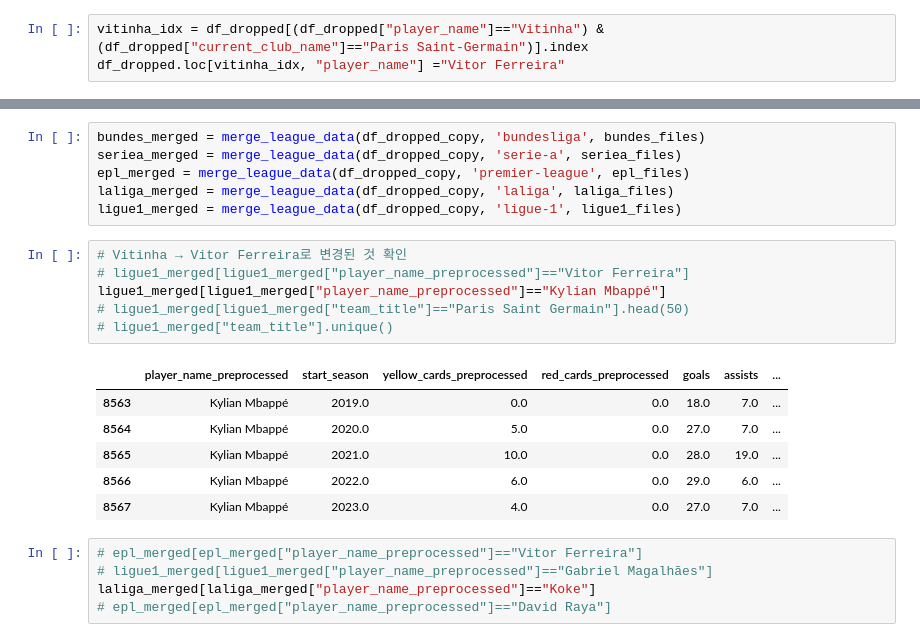
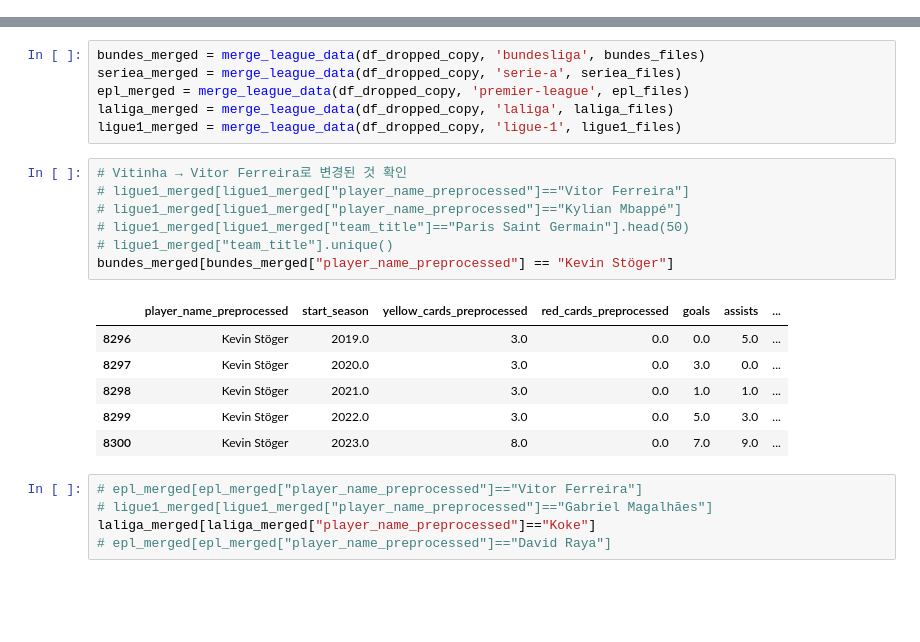
Before and after one commit to benidjor/player-value-prediction-from-transfermarkt, a Jupyter notebook: preprocessing.ipynb, the cells around one changed output, grey strips where cells are left out. Saved outputs shown, nothing was run; the diff lists cells and outputs as text; blank space fills up the shorter version.

```diff
--- a/preprocessing.ipynb
+++ b/preprocessing.ipynb
@@ -785,9 +793,6 @@ df_dropped.head()
 | 2 | Aaron Connolly | 2021 | 0 | 0 | 0 | 0 | 155 | 4 | ... |
 | 3 | Aaron Cresswell | 2019 | 7 | 0 | 3 | 0 | 2730 | 31 | ... |
 | 4 | Aaron Cresswell | 2020 | 3 | 0 | 0 | 8 | 3172 | 36 | ... |
-# %%
-vitinha_idx = df_dropped[(df_dropped["player_name"]=="Vitinha") & (df_dropped["current_club_name"]=="Paris Saint-Germain")].index
-df_dropped.loc[vitinha_idx, "player_name"] ="Vitor Ferreira"
 # %% [markdown]
 ## 3. 추가 데이터 보충
 - 해당 기간 (1920 ~ 2324 시즌) understat 데이터 추가
@@ -1227,16 +1041,17 @@ ligue1_merged = merge_league_data(df_dropped_copy, 'ligue-1', ligue1_files)
 # %%
 # Vitinha → Vitor Ferreira로 변경된 것 확인
 # ligue1_merged[ligue1_merged["player_name_preprocessed"]=="Vitor Ferreira"]
-ligue1_merged[ligue1_merged["player_name_preprocessed"]=="Kylian Mbappé"]
+# ligue1_merged[ligue1_merged["player_name_preprocessed"]=="Kylian Mbappé"]
 # ligue1_merged[ligue1_merged["team_title"]=="Paris Saint Germain"].head(50)
 # ligue1_merged["team_title"].unique()
+bundes_merged[bundes_merged["player_name_preprocessed"] == "Kevin Stöger"]
 # %% [output]
 |  | player_name_preprocessed | start_season | yellow_cards_preprocessed | red_cards_preprocessed | goals | assists | ... |
-| 8563 | Kylian Mbappé | 2019.0 | 0.0 | 0.0 | 18.0 | 7.0 | ... |
-| 8564 | Kylian Mbappé | 2020.0 | 5.0 | 0.0 | 27.0 | 7.0 | ... |
-| 8565 | Kylian Mbappé | 2021.0 | 10.0 | 0.0 | 28.0 | 19.0 | ... |
-| 8566 | Kylian Mbappé | 2022.0 | 6.0 | 0.0 | 29.0 | 6.0 | ... |
-| 8567 | Kylian Mbappé | 2023.0 | 4.0 | 0.0 | 27.0 | 7.0 | ... |
+| 8296 | Kevin Stöger | 2019.0 | 3.0 | 0.0 | 0.0 | 5.0 | ... |
+| 8297 | Kevin Stöger | 2020.0 | 3.0 | 0.0 | 3.0 | 0.0 | ... |
+| 8298 | Kevin Stöger | 2021.0 | 3.0 | 0.0 | 1.0 | 1.0 | ... |
+| 8299 | Kevin Stöger | 2022.0 | 3.0 | 0.0 | 5.0 | 3.0 | ... |
+| 8300 | Kevin Stöger | 2023.0 | 8.0 | 0.0 | 7.0 | 9.0 | ... |
 # %%
 # epl_merged[epl_merged["player_name_preprocessed"]=="Vitor Ferreira"]
 # ligue1_merged[ligue1_merged["player_name_preprocessed"]=="Gabriel Magalhães"]
```
Also changed, not shown: parts of 13 cells of this notebook, 5 other files.
